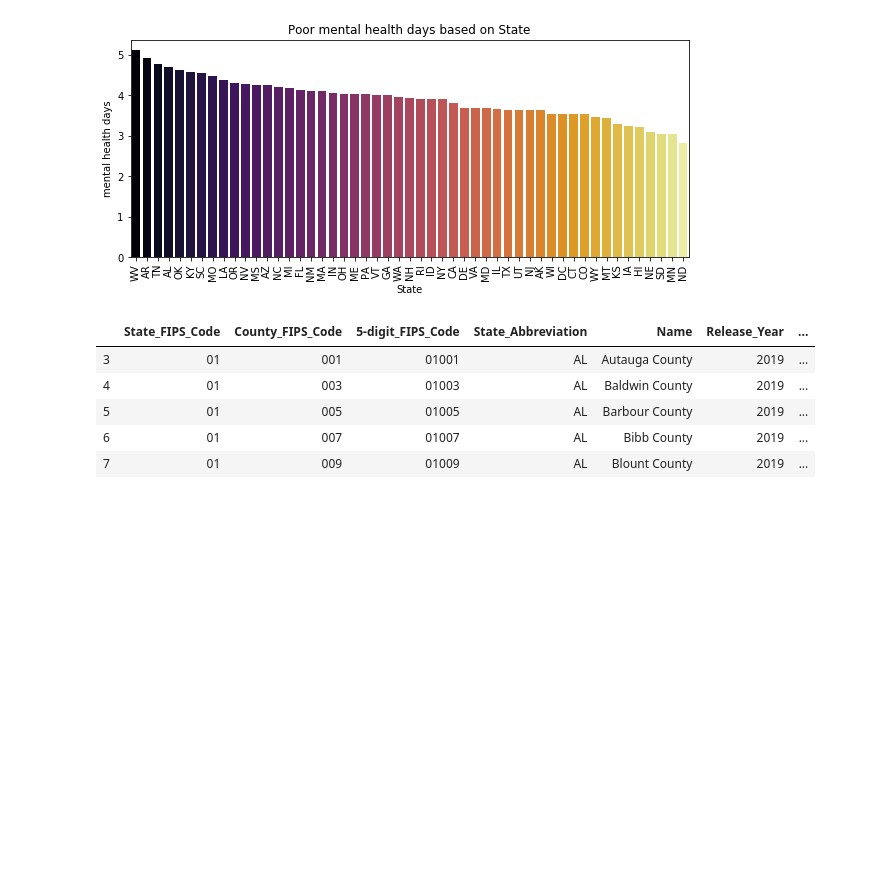
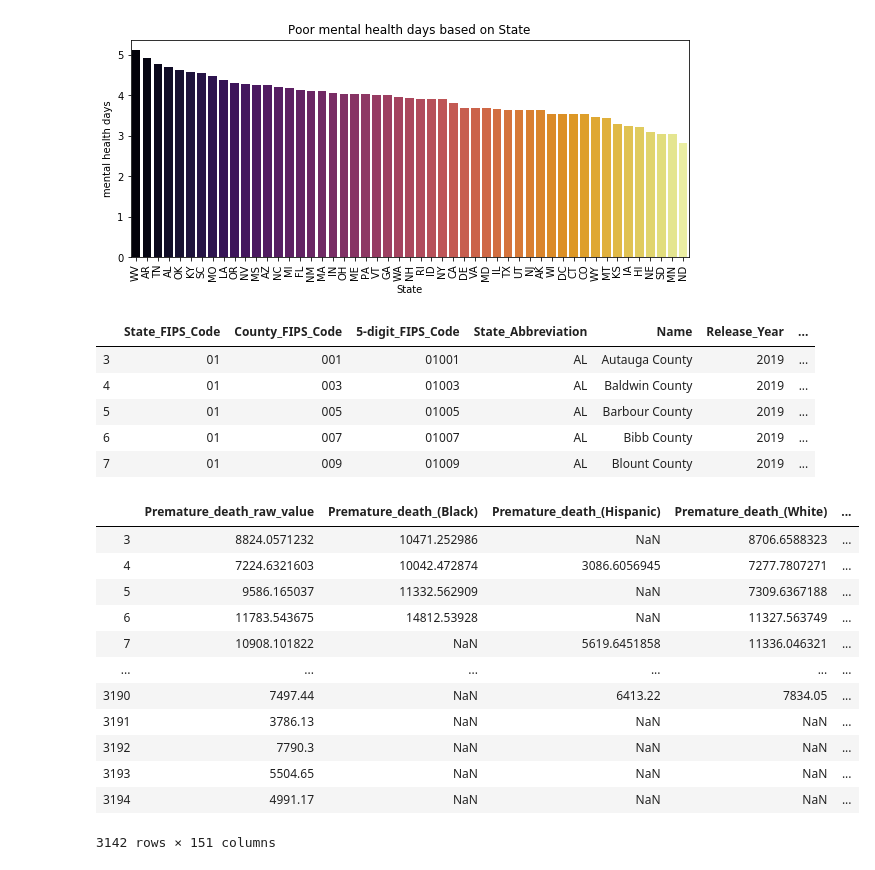
Before and after one commit to nielsbclausen/Mod_4_Project, a Jupyter notebook: Isabel_nb.ipynb, the cells around one changed output. Cells and saved outputs as stored; diff of their text form; code cells hidden in the pictures; blank space fills up the shorter version.

```diff
--- a/Isabel_nb.ipynb
+++ b/Isabel_nb.ipynb
@@ -290,0 +293,16 @@ df.head()
+# %%
+df.drop(columns=['State_FIPS_Code','County_FIPS_Code','5-digit_FIPS_Code','State_Abbreviation','Name','Release_Year','County_Ranked_(Yes=1/No=0)'])
+# %% [output]
+|  | Premature_death_raw_value | Premature_death_(Black) | Premature_death_(Hispanic) | Premature_death_(White) | ... |
+| 3 | 8824.0571232 | 10471.252986 | NaN | 8706.6588323 | ... |
+| 4 | 7224.6321603 | 10042.472874 | 3086.6056945 | 7277.7807271 | ... |
+| 5 | 9586.165037 | 11332.562909 | NaN | 7309.6367188 | ... |
+| 6 | 11783.543675 | 14812.53928 | NaN | 11327.563749 | ... |
+| 7 | 10908.101822 | NaN | 5619.6451858 | 11336.046321 | ... |
+| ... | ... | ... | ... | ... | ... |
+| 3190 | 7497.44 | NaN | 6413.22 | 7834.05 | ... |
+| 3191 | 3786.13 | NaN | NaN | NaN | ... |
+| 3192 | 7790.3 | NaN | NaN | NaN | ... |
+| 3193 | 5504.65 | NaN | NaN | NaN | ... |
+| 3194 | 4991.17 | NaN | NaN | NaN | ... |
+3142 rows × 151 columns
```
Also changed, not shown: parts of 5 cells of this notebook.
